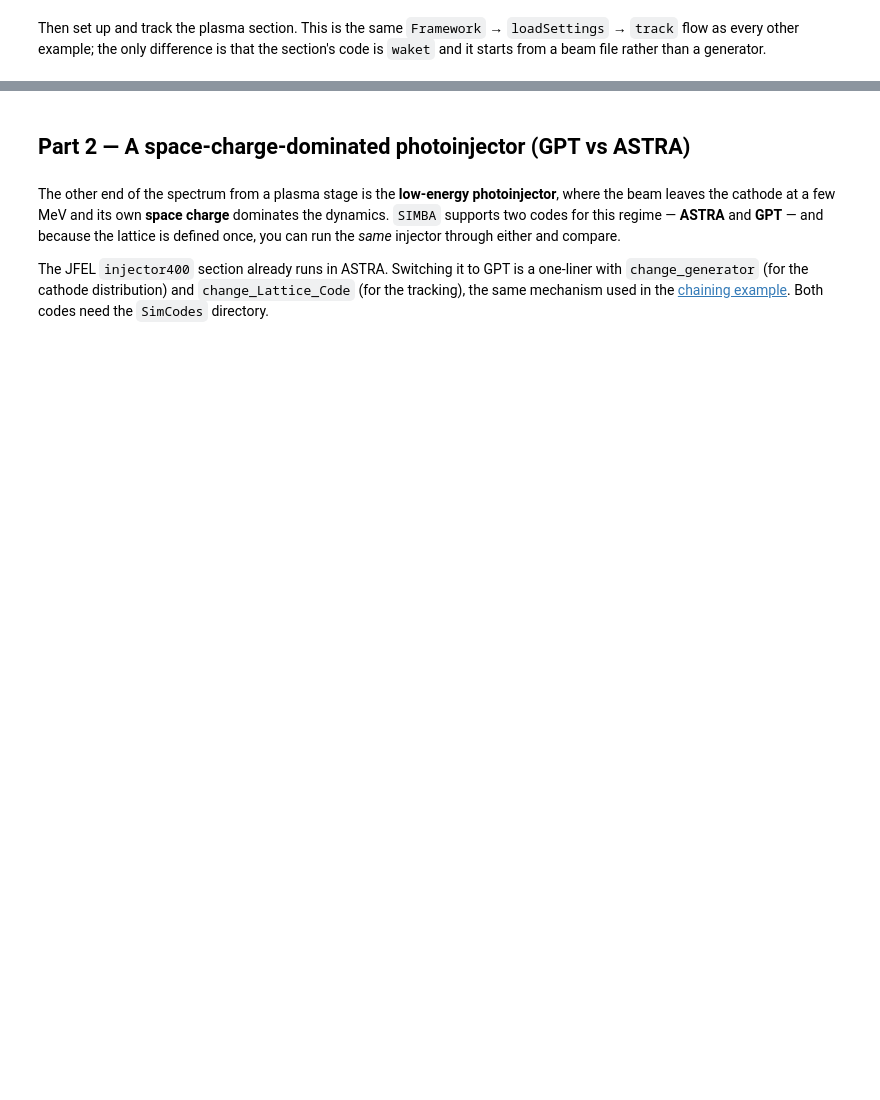
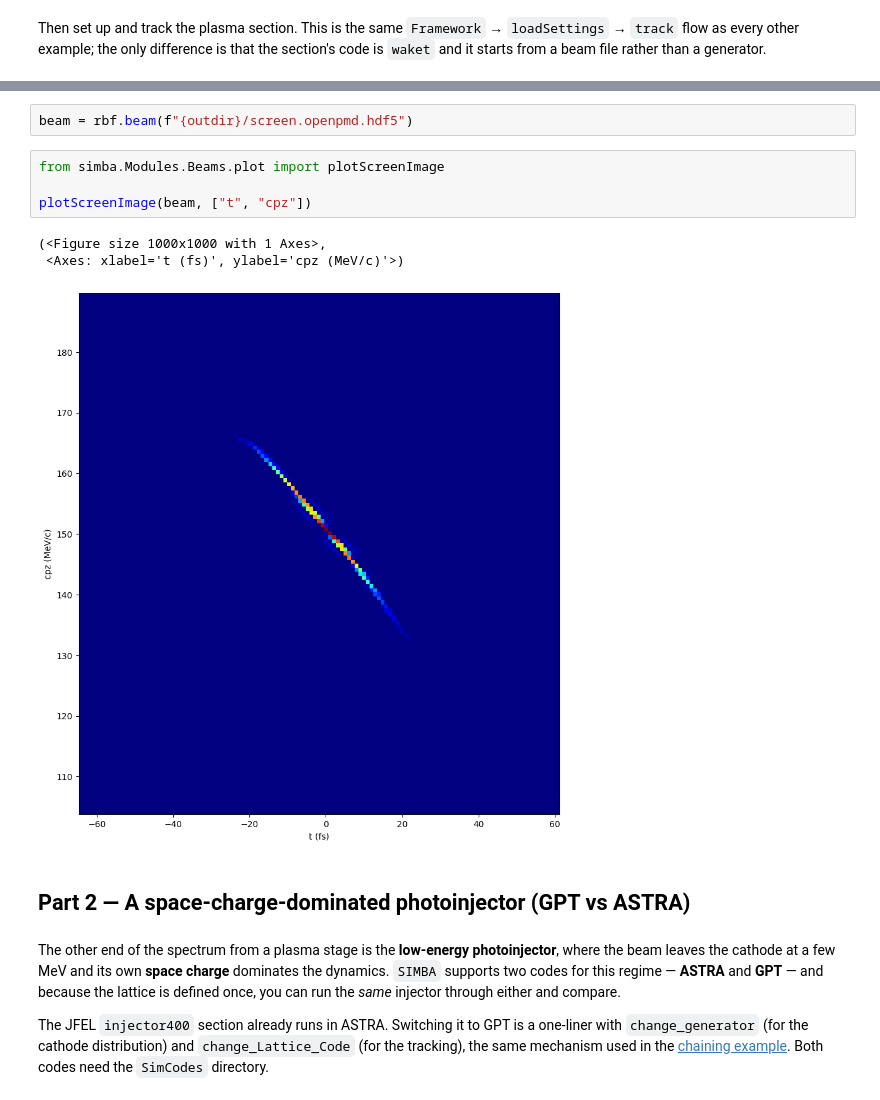
Before and after one commit to astec-stfc/simba, a Jupyter notebook: examples/notebooks/machine_types.ipynb, the cells around one changed output, grey strips where cells are left out. Saved outputs shown, nothing was run; the diff lists cells and outputs as text; blank space fills up the shorter version.

```diff
--- a/examples/notebooks/machine_types.ipynb
+++ b/examples/notebooks/machine_types.ipynb
@@ -97,3 +176,13 @@ framework = fw.Framework(
+# %%
+beam = rbf.beam(f"{outdir}/screen.openpmd.hdf5")
+# %%
+from simba.Modules.Beams.plot import plotScreenImage
+
+plotScreenImage(beam, ["t", "cpz"])
+# %% [output]
+(<Figure size 1000x1000 with 1 Axes>,
+ <Axes: xlabel='t (fs)', ylabel='cpz (MeV/c)'>)
+[figure, added]
 # %% [markdown]
 ## Part 2 — A space-charge-dominated photoinjector (GPT vs ASTRA)
 # %% [markdown]
```
Also changed, not shown: parts of 8 cells of this notebook, 2 other files.
